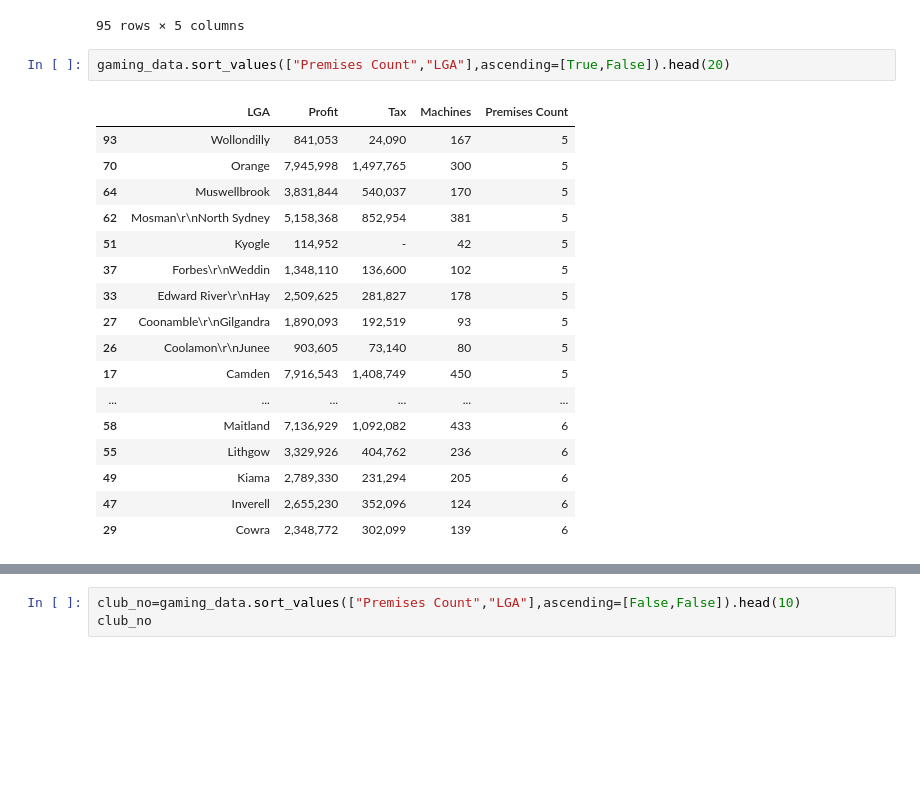
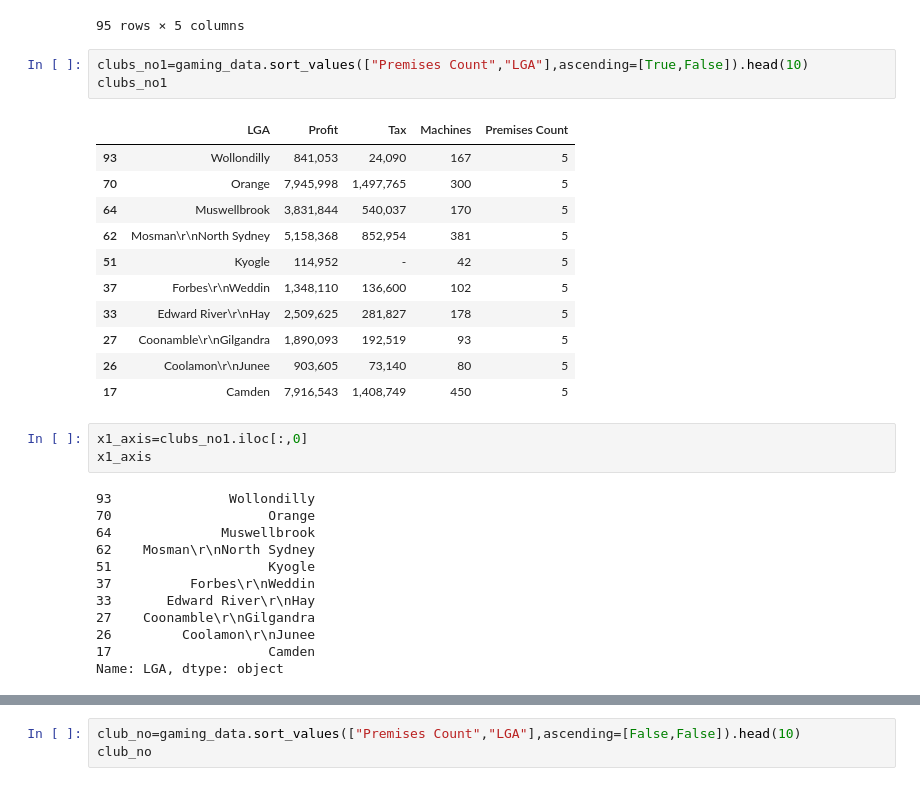
Before and after one commit to BY-2224/clubs-gaming-machine-data, a Jupyter notebook: gaming data.ipynb, the cells around one changed output, grey strips where cells are left out. Saved outputs shown, nothing was run; the diff lists cells and outputs as text; blank space fills up the shorter version.

```diff
--- a/gaming data.ipynb
+++ b/gaming data.ipynb
@@ -166,22 +166,32 @@ gaming_data.sort_values("Tax")
 | 85 | Sydney | 6,214,839 | 939,325 | 558 | 8 |
 95 rows × 5 columns
 # %%
-gaming_data.sort_values(["Premises Count","LGA"],ascending=[True,False]).head(20)
+clubs_no1=gaming_data.sort_values(["Premises Count","LGA"],ascending=[True,False]).head(10)
+clubs_no1
 # %% [output]
 |  | LGA | Profit | Tax | Machines | Premises Count |
 | 93 | Wollondilly | 841,053 | 24,090 | 167 | 5 |
 | 70 | Orange | 7,945,998 | 1,497,765 | 300 | 5 |
 | 64 | Muswellbrook | 3,831,844 | 540,037 | 170 | 5 |
 | 62 | Mosman\r\nNorth Sydney | 5,158,368 | 852,954 | 381 | 5 |
 | 51 | Kyogle | 114,952 | - | 42 | 5 |
 | 37 | Forbes\r\nWeddin | 1,348,110 | 136,600 | 102 | 5 |
 | 33 | Edward River\r\nHay | 2,509,625 | 281,827 | 178 | 5 |
 | 27 | Coonamble\r\nGilgandra | 1,890,093 | 192,519 | 93 | 5 |
 | 26 | Coolamon\r\nJunee | 903,605 | 73,140 | 80 | 5 |
 | 17 | Camden | 7,916,543 | 1,408,749 | 450 | 5 |
-| ... | ... | ... | ... | ... | ... |
-| 58 | Maitland | 7,136,929 | 1,092,082 | 433 | 6 |
-| 55 | Lithgow | 3,329,926 | 404,762 | 236 | 6 |
-| 49 | Kiama | 2,789,330 | 231,294 | 205 | 6 |
-| 47 | Inverell | 2,655,230 | 352,096 | 124 | 6 |
-| 29 | Cowra | 2,348,772 | 302,099 | 139 | 6 |
+# %%
+x1_axis=clubs_no1.iloc[:,0]
+x1_axis
+# %% [output]
+93               Wollondilly
+70                    Orange
+64              Muswellbrook
+62    Mosman\r\nNorth Sydney
+51                    Kyogle
+37          Forbes\r\nWeddin
+33       Edward River\r\nHay
+27    Coonamble\r\nGilgandra
+26         Coolamon\r\nJunee
+17                    Camden
+Name: LGA, dtype: object
```
Also changed, not shown: parts of 6 cells of this notebook.
